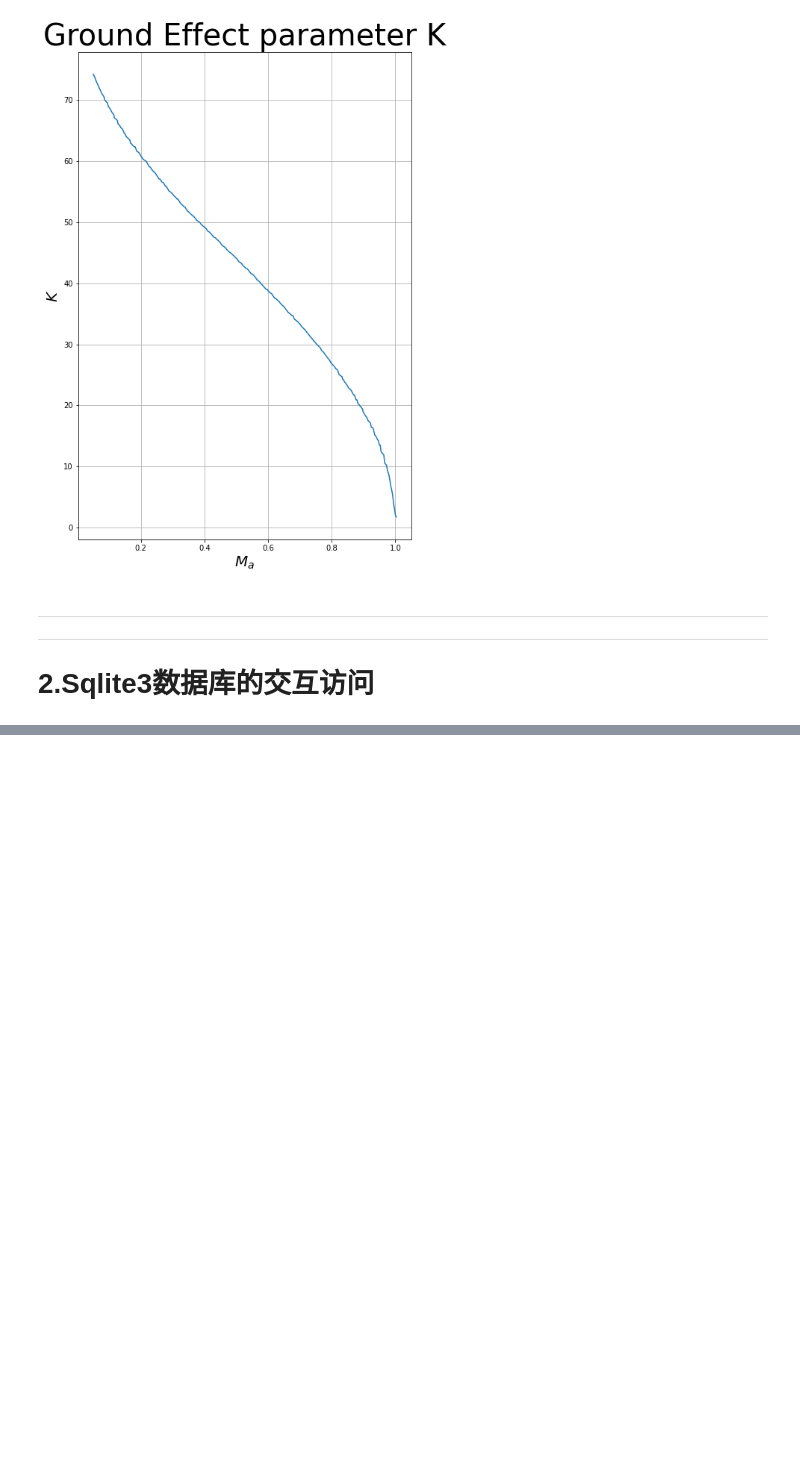
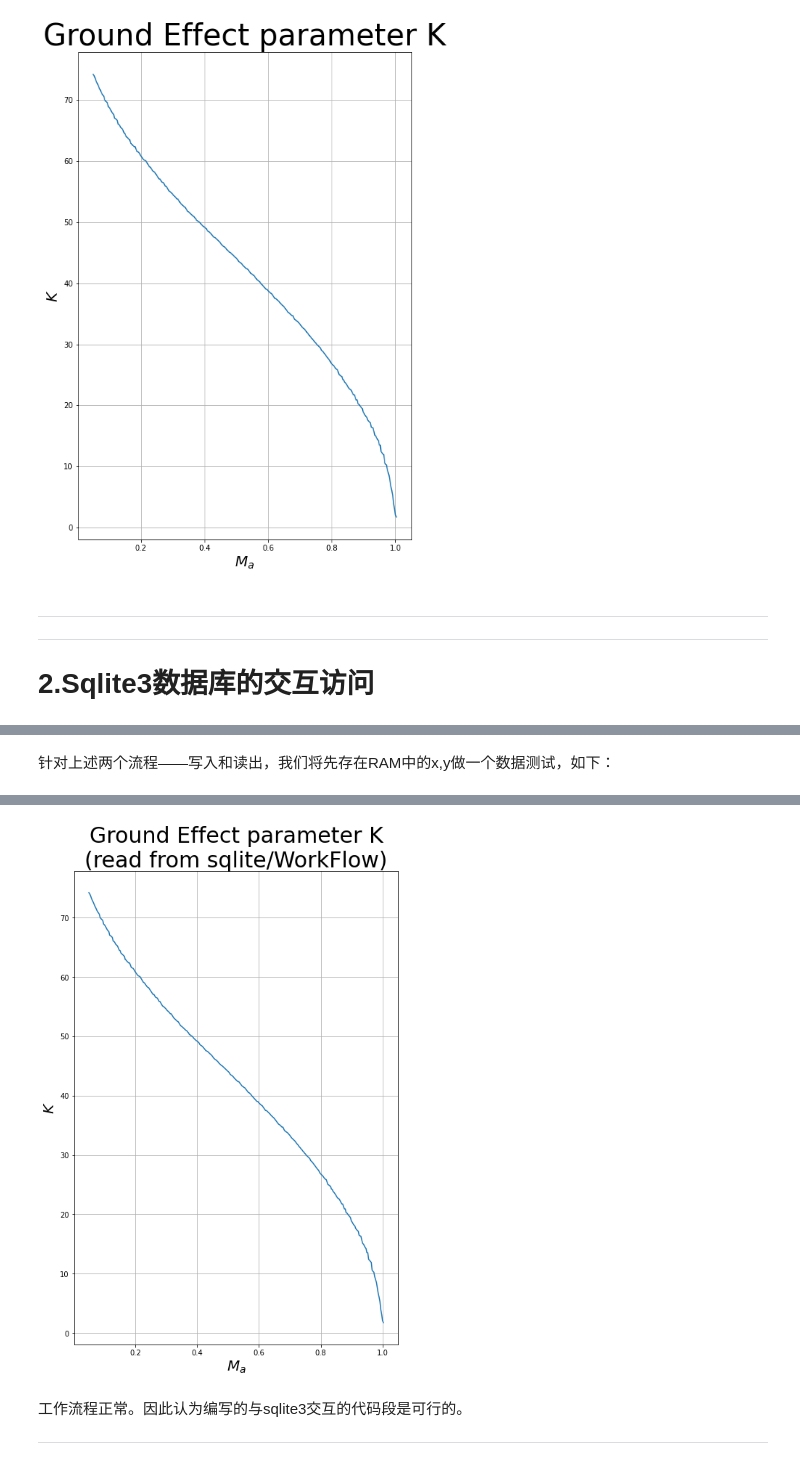
Before and after one commit to cherose2004/learning, a Jupyter notebook: project/Flight Simulation/homework/ProjectTeam1.ipynb, the cells around one changed output, grey strips where cells are left out. Drawn from its saved outputs; the diff is of its cells as text; code cells hidden in the pictures; blank space fills up the shorter version.

```diff
--- a/project/Flight Simulation/homework/ProjectTeam1.ipynb
+++ b/project/Flight Simulation/homework/ProjectTeam1.ipynb
@@ -1130,0 +1144,8 @@ del xy0
+# %%
+for i in range(x.size):
+    data = str(x[i]) + ',' + str(y[i]) #生成行数据
+    cur.execute('INSERT INTO GroundEffect VALUES (%s)'%data) #塞入 INSERT 行的值
+    pass
+con.commit() #提交修改
+con.close()
+del con , cur , data , i , x , y #清除当前RAM里所有变量
@@ -1130,0 +1228,18 @@ del xy0
+# %% [markdown]
+针对上述两个流程——写入和读出，我们将先存在RAM中的x,y做一个数据测试，如下：
+# %%
+DbName = 'ADP'
+TableName = 'GroundEffect'
+writeSQL(x , y , DbName , TableName)
+del x , y
+x , y = readSQL(DbName , TableName)
+plt.figure(figsize=(8,12))
+plt.plot(x,y)
+plt.grid('on')
+plt.xlabel('$M_a$',fontsize = 20)
+plt.ylabel('$K$',fontsize = 20)
+plt.title('Ground Effect parameter K\n(read from sqlite/WorkFlow)',fontsize = 30)
+plt.show()
+! rm ADP.db
+del DbName , TableName
+# %% [output]
@@ -1130,0 +1248,5 @@ del xy0
+[figure, added]
+# %% [markdown]
+工作流程正常。因此认为编写的与sqlite3交互的代码段是可行的。
+
+---
```
Also changed, not shown: parts of 13 cells of this notebook, 1 other file.
